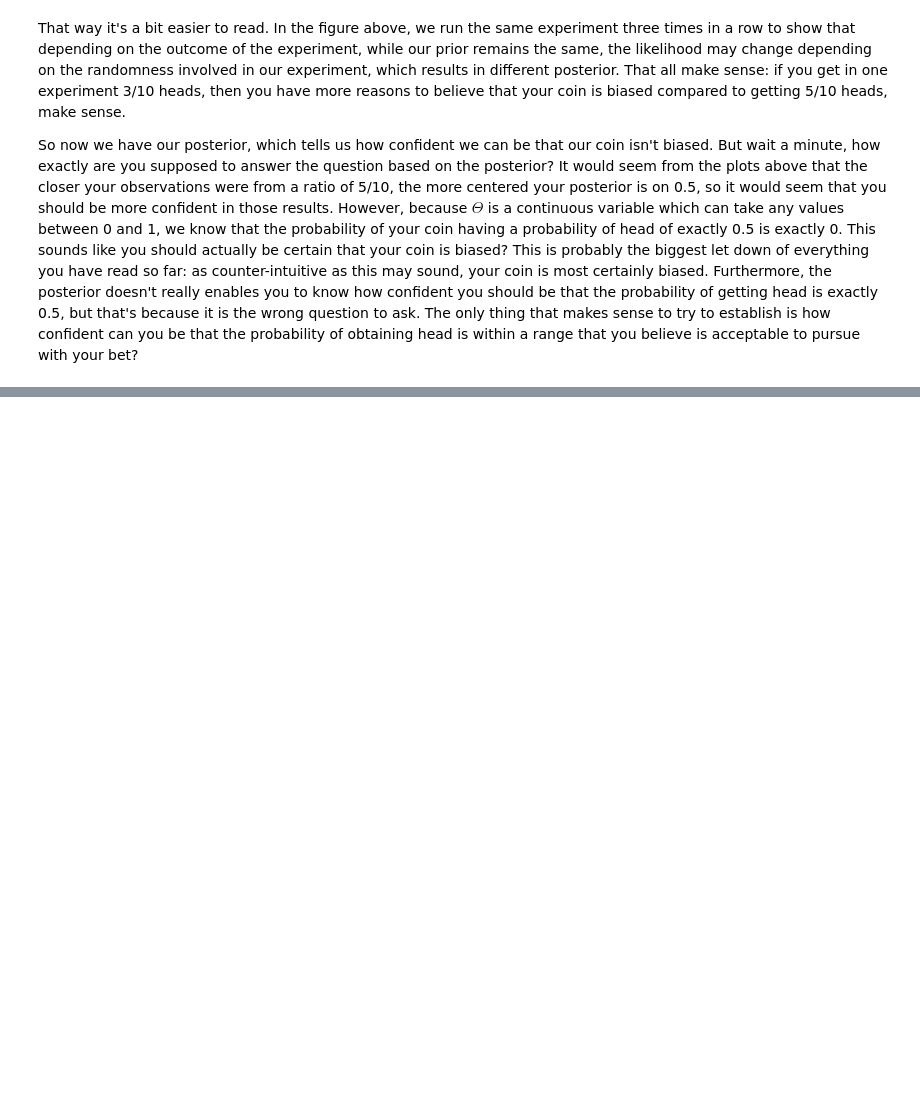
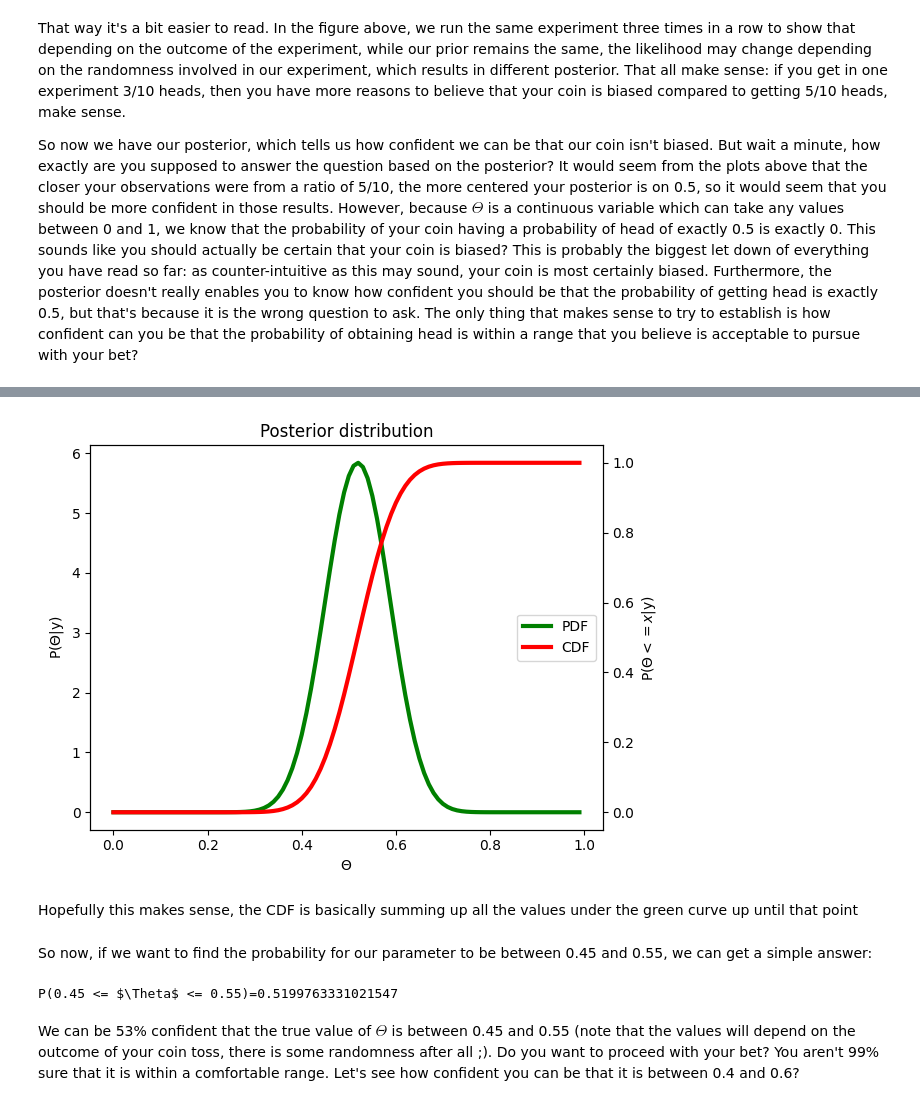
Before and after one commit to AlexLepauvre/variation_laplace_for_dummies, a Jupyter notebook: VariationalLaplaceForDummies/_build/jupyter_execute/BayesTheorem.ipynb, the cells around one changed output, grey strips where cells are left out. Cells and saved outputs as stored; diff of their text form; code cells hidden in the pictures; blank space fills up the shorter version.

```diff
--- a/VariationalLaplaceForDummies/_build/jupyter_execute/BayesTheorem.ipynb
+++ b/VariationalLaplaceForDummies/_build/jupyter_execute/BayesTheorem.ipynb
@@ -593,0 +727,25 @@ Say you are 99% confident based on your data that the true value of $\Theta$ lie
+# %%
+def compute_posterior(theta, n, k, alpha, beta):
+    """
+    Computes the posterior distribution of a parameter given a binomial likelihood and a Beta prior.
+
+    Parameters:
+    theta (float): The value at which to evaluate the posterior distribution.
+    n (int): Total number of trials (e.g., flips in a coin-toss experiment).
+    k (int): Number of observed successes (e.g., heads in coin tosses).
+    alpha (float): Alpha parameter of the Beta prior distribution.
+    beta (float): Beta parameter of the Beta prior distribution.
+
+    Returns:
+    float: The probability density of the posterior distribution evaluated at the given theta.
+
+    Notes:
+    - The function calculates the posterior as a Beta distribution with updated parameters:
+        - alpha' = k + alpha
+        - beta' = n - k + beta
+    - The posterior distribution follows a Beta(alpha', beta') distribution.
+    - This function assumes `beta_distribution` is defined elsewhere and represents the Beta distribution PDF.
+    """
+    alpha_prime = k + alpha
+    beta_prime = n-k+beta
+    return beta_distribution(theta, alpha_prime, beta_prime)
@@ -593,0 +823,22 @@ Say you are 99% confident based on your data that the true value of $\Theta$ lie
+# %%
+from scipy.stats import beta as beta_scipy
+thetas = np.arange(0, 1, 0.01)
+fig, ax = plt.subplots()
+ax2 = plt.twinx()
+# Plot the posterior:
+ax.plot(thetas, [compute_posterior(theta, n, k, alpha, beta) for theta in thetas], 'g', label='PDF', linewidth=3)
+ax2.plot(thetas, [beta_scipy.cdf(theta, alpha+k, beta+n-k) for theta in thetas], 'r', label='CDF', linewidth=3)
+ax.set_xlabel('$\\Theta$')
+ax.set_ylabel('P($\\Theta$|y)')
+ax2.set_ylabel('P($\\Theta <= x$|y)')
+ax.set_title(f'Posterior distribution')
+lines, labels = ax.get_legend_handles_labels()
+lines2, labels2 = ax2.get_legend_handles_labels()
+ax.legend(lines + lines2, labels + labels2, loc=5)
+plt.tight_layout()
+plt.show()
+plt.close()
+# %% [output]
+[figure, added]
+# %% [markdown]
+Hopefully this makes sense, the CDF is basically summing up all the values under the green curve up until that point
@@ -593,0 +888,8 @@ Say you are 99% confident based on your data that the true value of $\Theta$ lie
+# %% [markdown]
+So now, if we want to find the probability for our parameter to be between 0.45 and 0.55, we can get a simple answer:
+# %%
+print(f"P(0.45 <= $\\Theta$ <= 0.55)={proba_theta_range(0.45, 0.55, n, k, alpha, beta)}")
+# %% [output]
+P(0.45 <= $\Theta$ <= 0.55)=0.5199763331021547
+# %% [markdown]
+We can be 53% confident that the true value of $\Theta$ is between 0.45 and 0.55 (note that the values will depend on the outcome of your coin toss, there is some randomness after all ;). Do you want to proceed with your bet? You aren't 99% sure that it is within a comfortable range. Let's see how confident you can be that it is between 0.4 and 0.6?
```
Also changed, not shown: parts of 21 cells of this notebook, 19 other files.
